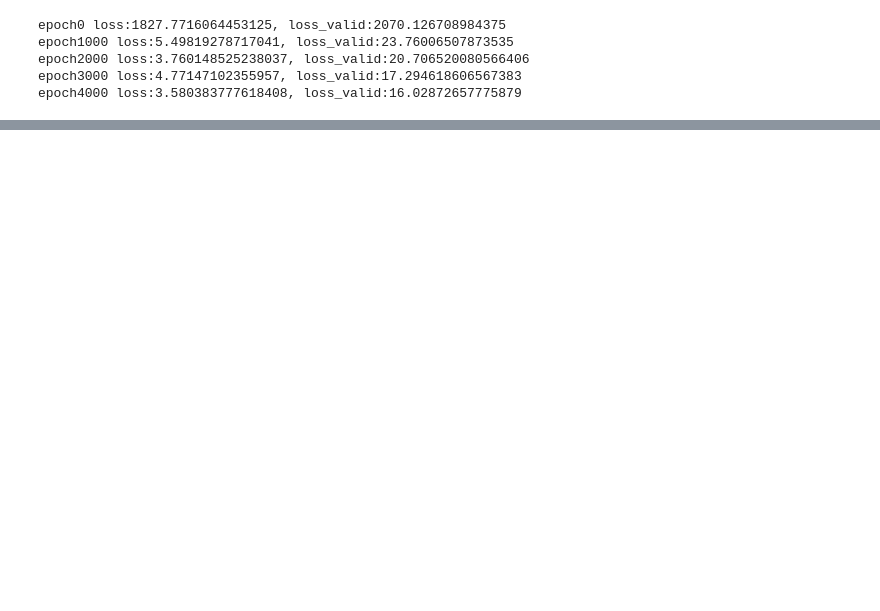
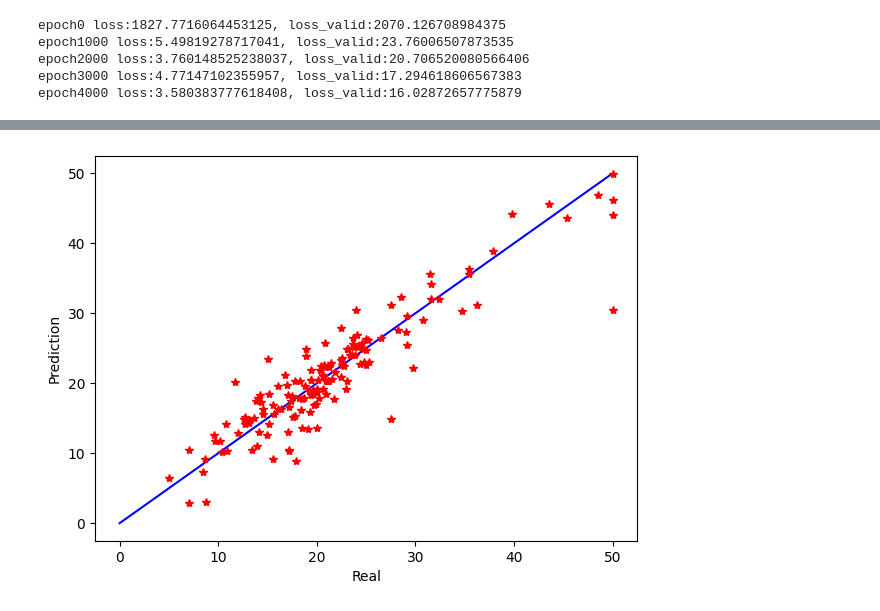
Before and after one commit to opado7/DeepLearning, a Jupyter notebook: 1주차_Tensor.ipynb, the cells around one changed output, grey strips where cells are left out. Cells and saved outputs as stored; diff of their text form; code cells hidden in the pictures; blank space fills up the shorter version.

```diff
--- a/1주차_Tensor.ipynb
+++ b/1주차_Tensor.ipynb
@@ -185,0 +196,3 @@ epoch4000 loss:3.580383777618408, loss_valid:16.02872657775879
+# %%
+preds_test = model(x_test)
+preds_test
@@ -185,0 +217,12 @@ epoch4000 loss:3.580383777618408, loss_valid:16.02872657775879
+# %%
+with torch.no_grad(): # 아래 코드에 grad 함수 제거
+  plt.figure(figsize=(7, 5))
+  x = np.linspace(0, 50, 1000)
+  y = x
+  plt.plot(x, y, 'b')
+  plt.plot(y_test, preds_test, '*r')
+  plt.xlabel('Real')
+  plt.ylabel('Prediction')
+  plt.show()
+# %% [output]
+[figure, added]
```
Also changed, not shown: parts of 7 cells of this notebook.
